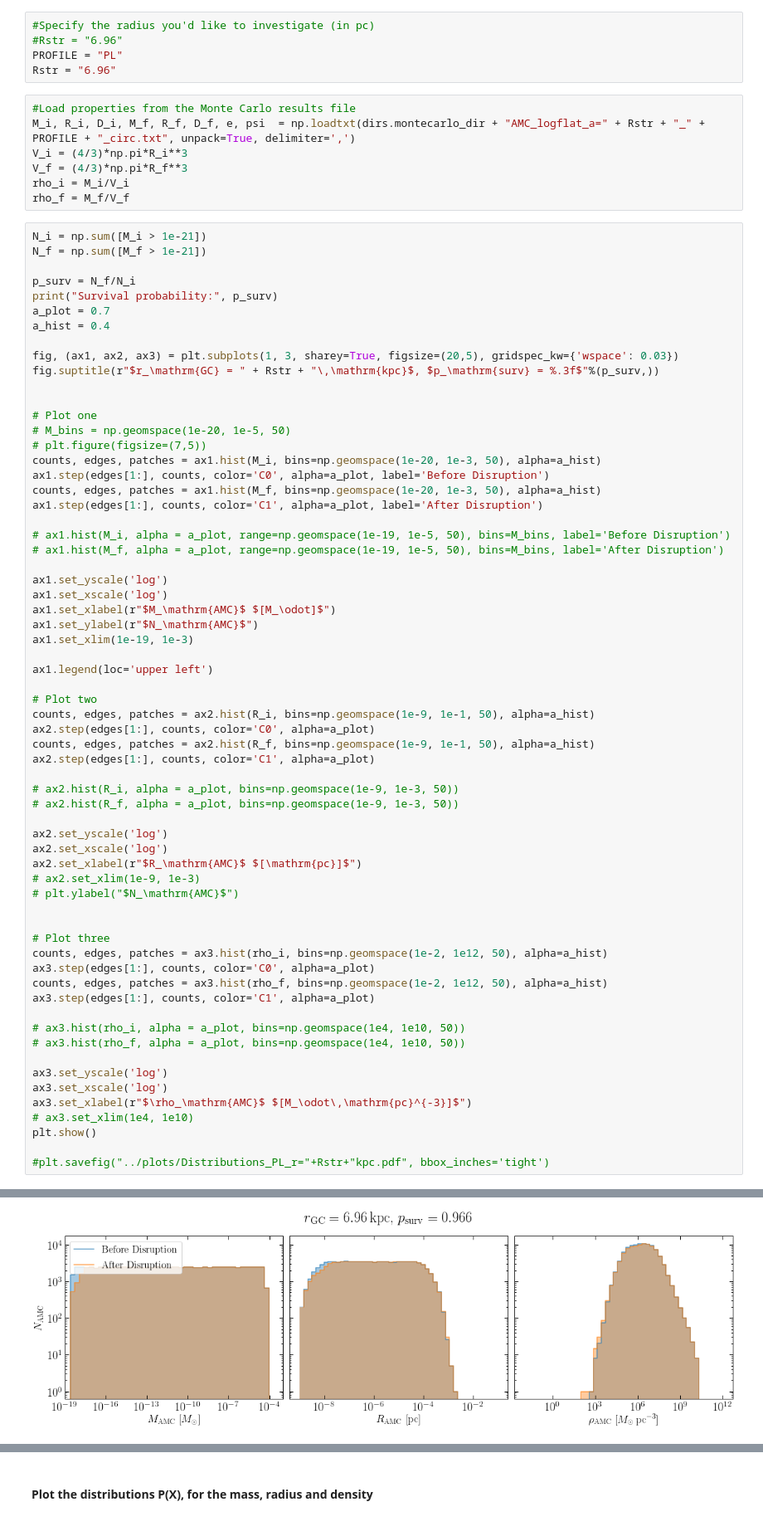
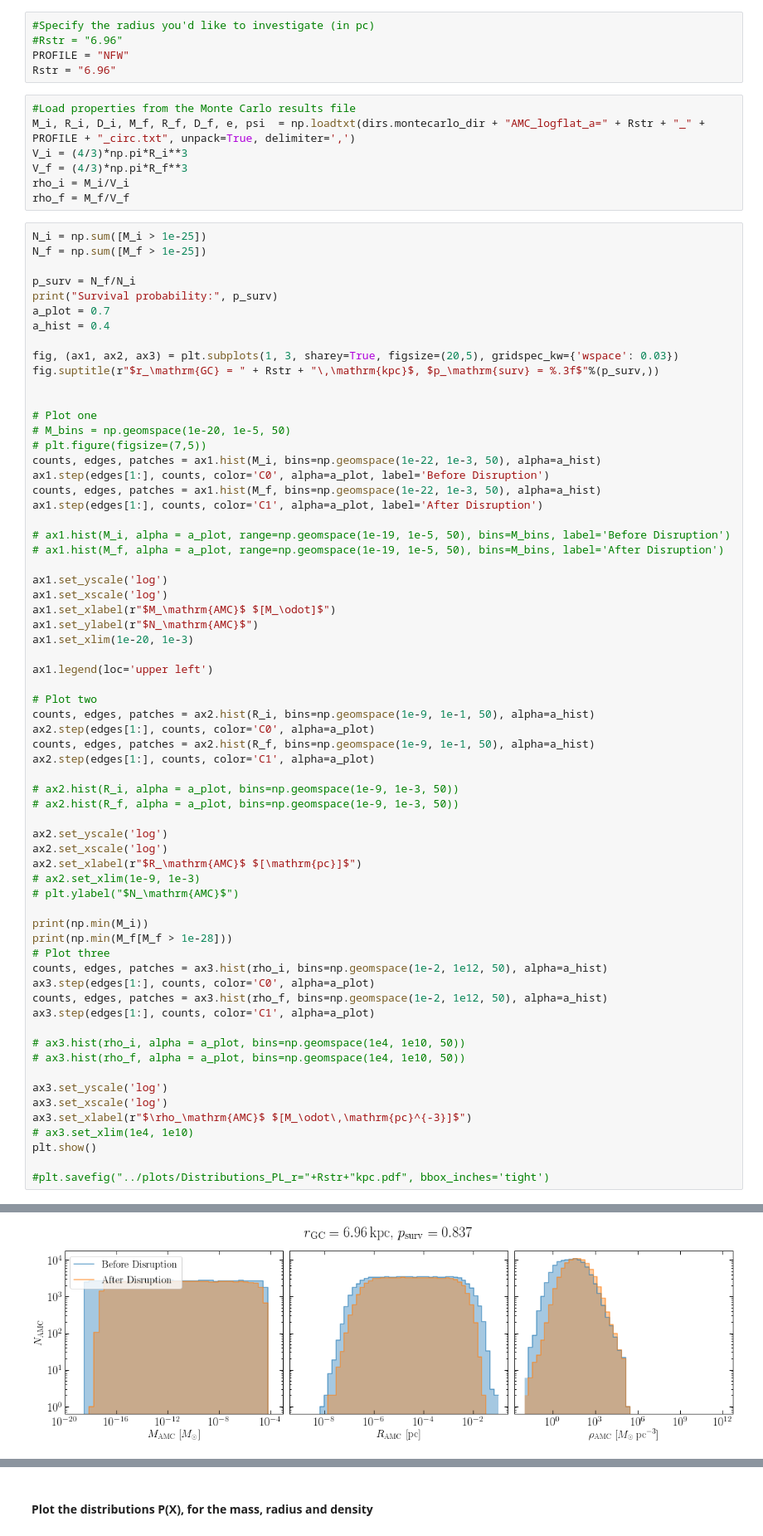
Before and after one commit to bradkav/axion-miniclusters, a Jupyter notebook: code/plotting/MonteCarloAnalysis.ipynb, the cells around one changed output, grey strips where cells are left out. Shown: that part at 83% size. Cells and saved outputs as stored; diff of their text form.

```diff
--- a/code/plotting/MonteCarloAnalysis.ipynb
+++ b/code/plotting/MonteCarloAnalysis.ipynb
@@ -30,7 +32,7 @@ Looking at histograms of $M_\mathrm{MC}$, $R_\mathrm{MC}$ and $\rho_{\mathrm{MC}
 # %%
 #Specify the radius you'd like to investigate (in pc)
 #Rstr = "6.96"
-PROFILE = "PL"
+PROFILE = "NFW"
 Rstr = "6.96"
 # %%
 #Load properties from the Monte Carlo results file
@@ -40,8 +42,8 @@ V_f = (4/3)*np.pi*R_f**3
 rho_i = M_i/V_i
 rho_f = M_f/V_f
 # %%
-N_i = np.sum([M_i > 1e-21])
-N_f = np.sum([M_f > 1e-21])
+N_i = np.sum([M_i > 1e-25])
+N_f = np.sum([M_f > 1e-25])
 
 p_surv = N_f/N_i
 print("Survival probability:", p_surv)
@@ -55,9 +57,9 @@ fig.suptitle(r"$r_\mathrm{GC} = " + Rstr + "\,\mathrm{kpc}$, $p_\mathrm{surv} =
 # Plot one
 # M_bins = np.geomspace(1e-20, 1e-5, 50)
 # plt.figure(figsize=(7,5))
-counts, edges, patches = ax1.hist(M_i, bins=np.geomspace(1e-20, 1e-3, 50), alpha=a_hist)
+counts, edges, patches = ax1.hist(M_i, bins=np.geomspace(1e-22, 1e-3, 50), alpha=a_hist)
 ax1.step(edges[1:], counts, color='C0', alpha=a_plot, label='Before Disruption')
-counts, edges, patches = ax1.hist(M_f, bins=np.geomspace(1e-20, 1e-3, 50), alpha=a_hist)
+counts, edges, patches = ax1.hist(M_f, bins=np.geomspace(1e-22, 1e-3, 50), alpha=a_hist)
 ax1.step(edges[1:], counts, color='C1', alpha=a_plot, label='After Disruption')
 
 # ax1.hist(M_i, alpha = a_plot, range=np.geomspace(1e-19, 1e-5, 50), bins=M_bins, label='Before Disruption')
@@ -67,7 +69,7 @@ ax1.set_yscale('log')
 ax1.set_xscale('log')
 ax1.set_xlabel(r"$M_\mathrm{AMC}$ $[M_\odot]$")
 ax1.set_ylabel(r"$N_\mathrm{AMC}$")
-ax1.set_xlim(1e-19, 1e-3)
+ax1.set_xlim(1e-20, 1e-3)
 
 ax1.legend(loc='upper left')
 
@@ -86,7 +88,8 @@ ax2.set_xlabel(r"$R_\mathrm{AMC}$ $[\mathrm{pc}]$")
 # ax2.set_xlim(1e-9, 1e-3)
 # plt.ylabel("$N_\mathrm{AMC}$")
 
-
+print(np.min(M_i))
+print(np.min(M_f[M_f > 1e-28]))
 # Plot three
 counts, edges, patches = ax3.hist(rho_i, bins=np.geomspace(1e-2, 1e12, 50), alpha=a_hist)
 ax3.step(edges[1:], counts, color='C0', alpha=a_plot)
@@ -108 +113 @@ Survival probability: 0.96606
-[figure, old version]
+[figure, new version]
```
Also changed, not shown: parts of 8 cells of this notebook, 26 other files.
